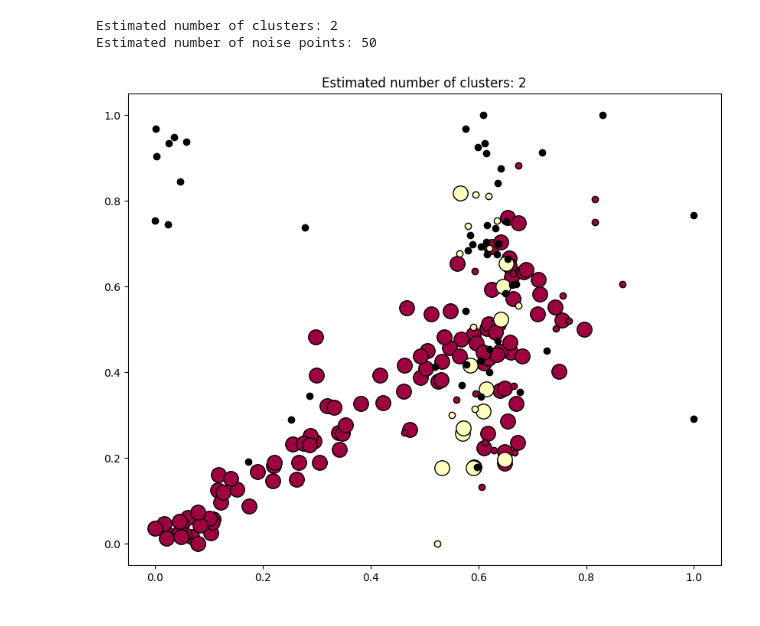
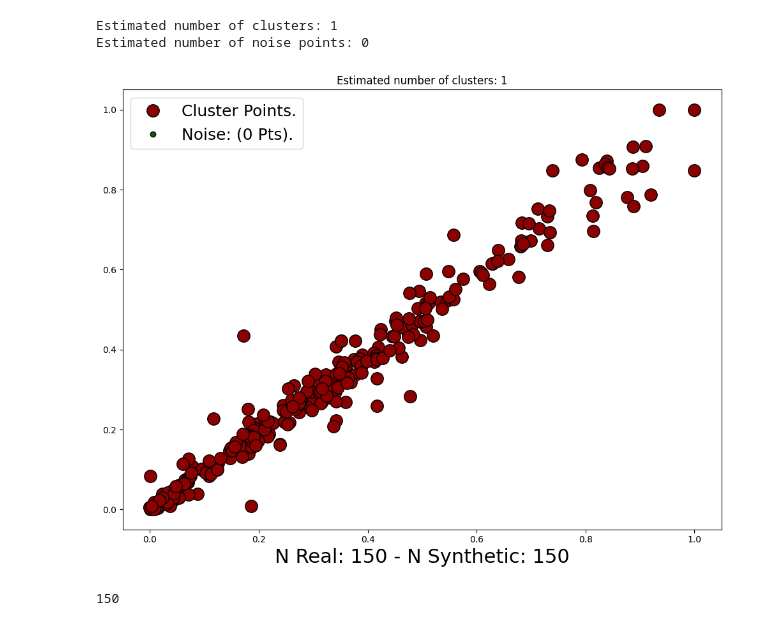
Before and after one commit to MoeR3za/Korsahy_TGAN, a Jupyter notebook: clustering_DBSCAN.ipynb, the cells around one changed output. Drawn from its saved outputs; the diff is of its cells as text; code cells hidden in the pictures.

```diff
--- a/clustering_DBSCAN.ipynb
+++ b/clustering_DBSCAN.ipynb
@@ -8,7 +17,7 @@ from sklearn.preprocessing import MinMaxScaler
 # %%
-DATASET = 'ita_teleco'
+DATASET = 'LTE_Network_Traffic'
 SEED = 42
-N = 100
+N = 150
 SEQ = 6
 # %%
 tf.random.set_seed(SEED)
@@ -67,7 +76,7 @@ for k, col in zip(unique_labels, colors):
         xy[:, 0],
         xy[:, 1],
         "o",
-        markerfacecolor=tuple(col),
+        markerfacecolor='darkred',
         markeredgecolor="k",
         markersize=14,
     )
@@ -77,10 +86,13 @@ for k, col in zip(unique_labels, colors):
         xy[:, 0],
         xy[:, 1],
         "o",
-        markerfacecolor=tuple(col),
+        markerfacecolor='darkgreen',
         markeredgecolor="k",
         markersize=6,
     )
 
+plt.legend(fontsize=18, labels=['Cluster Points.', f'Noise: ({n_noise_} Pts).'])
 plt.title(f"Estimated number of clusters: {n_clusters_}")
+plt.xlabel(f'N Real: {len(real)} - N Random: {len(rand)}', fontdict={"size": 22})
+plt.tight_layout()
 plt.savefig(fig_path('real_random'))
@@ -104,35 +120,42 @@ core_samples_mask[db.core_sample_indices_] = True
 
 colors = [plt.cm.Spectral(each) for each in np.linspace(0, 1, len(unique_labels))]
 for k, col in zip(unique_labels, colors):
     if k == -1:
         # Black used for noise.
         col = [0, 0, 0, 1]
 
     class_member_mask = labels == k
 
     xy = dataX[class_member_mask & core_samples_mask]
     plt.plot(
         xy[:, 0],
         xy[:, 1],
         "o",
-        markerfacecolor=tuple(col),
+        markerfacecolor='darkred',
         markeredgecolor="k",
         markersize=14,
     )
 
     xy = dataX[class_member_mask & ~core_samples_mask]
     plt.plot(
         xy[:, 0],
         xy[:, 1],
         "o",
-        markerfacecolor=tuple(col),
+        markerfacecolor='darkgreen',
         markeredgecolor="k",
         markersize=6,
     )
 
+plt.legend(fontsize=18, labels=['Cluster Points.', f'Noise: ({n_noise_} Pts).'])
 plt.title(f"Estimated number of clusters: {n_clusters_}")
+plt.xlabel(f'N Real: {len(real)} - N Synthetic: {len(fake)}', fontdict={"size": 22})
+plt.tight_layout()
 plt.savefig(fig_path('real_fake'))
 # %% [output]
-Estimated number of clusters: 2
-Estimated number of noise points: 50
+Estimated number of clusters: 1
+Estimated number of noise points: 0
-[figure, old version]
+[figure, new version]
+# %%
+len(fake)
+# %% [output]
+150
```
Also changed, not shown: parts of 2 cells of this notebook, 19 other files.
